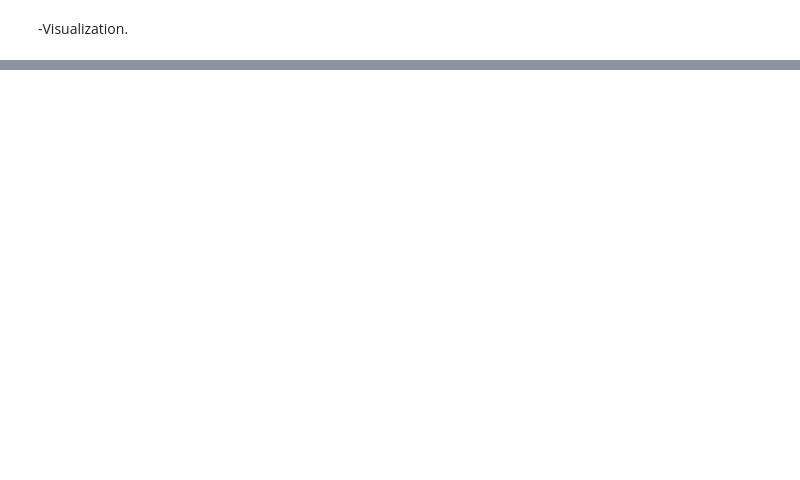
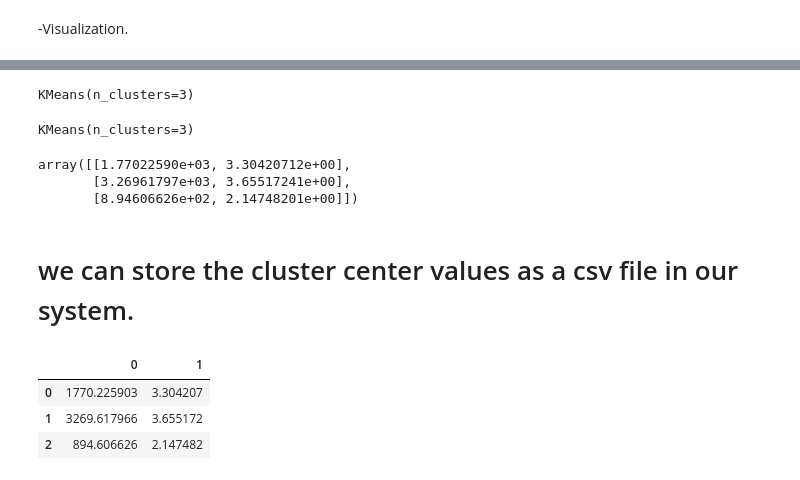
Before and after one commit to athira28m/Machine-Learning, a Jupyter notebook: ML-Assg-Clustering.ipynb, the cells around one changed output, grey strips where cells are left out. Drawn from its saved outputs; the diff is of its cells as text; code cells hidden in the pictures; blank space fills up the shorter version.

```diff
--- a/ML-Assg-Clustering.ipynb
+++ b/ML-Assg-Clustering.ipynb
@@ -171,0 +177,28 @@ plt.show()
+# %%
+# when K=3
+from sklearn.cluster import KMeans
+kmeans = KMeans(n_clusters = 3)
+kmeans
+# %% [output]
+KMeans(n_clusters=3)
+# %%
+kmeans.fit(x)
+# %% [output]
+KMeans(n_clusters=3)
+# %%
+kmeans.cluster_centers_
+# %% [output]
+array([[1.77022590e+03, 3.30420712e+00],
+       [3.26961797e+03, 3.65517241e+00],
+       [8.94606626e+02, 2.14748201e+00]])
+# %% [markdown]
+# we can store the cluster center values as a csv file in our system.
+# %%
+df = pd.DataFrame(kmeans.cluster_centers_)
+# %%
+df
+# %% [output]
+|  | 0 | 1 |
+| 0 | 1770.225903 | 3.304207 |
+| 1 | 3269.617966 | 3.655172 |
+| 2 | 894.606626 | 2.147482 |
```
Also changed, not shown: parts of 12 cells of this notebook.
